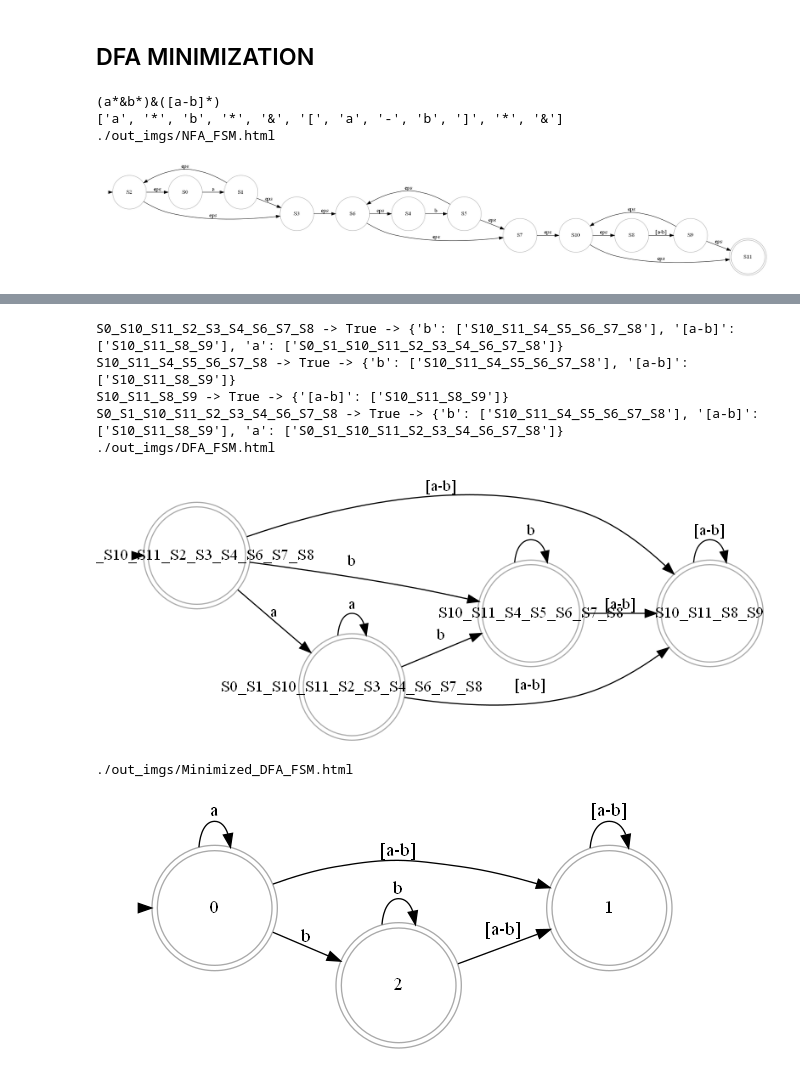
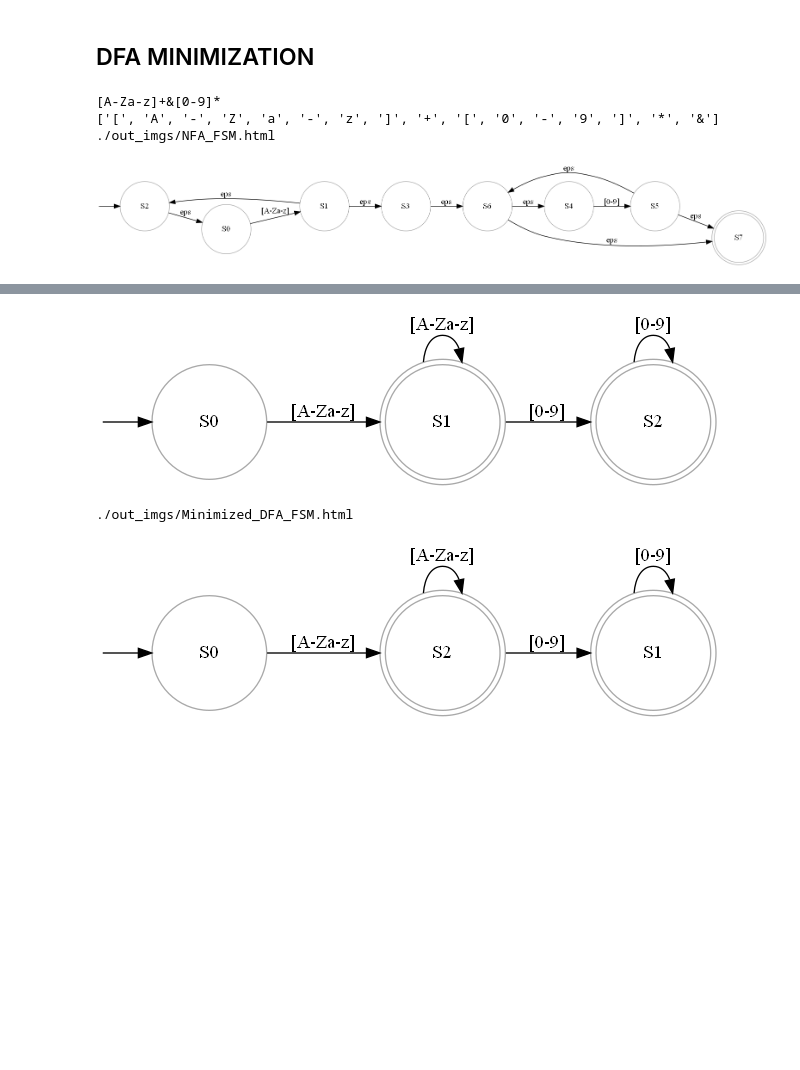
Before and after one commit to AdhamAliAbdelAal/ReTEX, a Jupyter notebook: main.ipynb, the cells around one changed output, grey strips where cells are left out. Saved outputs shown, nothing was run; the diff lists cells and outputs as text; code cells hidden in the pictures; blank space fills up the shorter version.

Commit message:
better names

```diff
--- a/main.ipynb
+++ b/main.ipynb
@@ -541,19 +544,27 @@ class dfa_generator:
 
     def __init__(self, json_file):
         self.nfa_sm = AutomataMachine().init_from_file(json_file)
+        self.groups_ids_to_state_nums = {}
+        self.num_groups = 0
 
     def get_states_group_id(self, states: set[str]):
         """
         if a group contains S0, S3 and S4, the id will be S0_S3_S4
+        then the name will be s+NUM[id]
         """
         l = list(states)
         l.sort()
-        return '_'.join(l)
+        g = '_'.join(l)
+        if g not in self.groups_ids_to_state_nums.keys():
+            self.groups_ids_to_state_nums[g] = self.num_groups
+            self.num_groups += 1
+        return "S"+str(self.groups_ids_to_state_nums[g])
 
     def get_closure(self, state: State_m) -> Tuple[set[str], set[str], bool]:
         """
         Returns the epsilon closure of a state
         2 sets are returned, one for the states and the other for the combined Transitions
+        the third value is a boolean indicating if the group contains a terminating state
         """
         ret_states = set()
         ret_transitions = set()
@@ -561,7 +572,7 @@ class dfa_generator:
         q.append(state)
         is_terminating = False
         while q:
-            curr_state = q.popleft()
+            curr_state: State_m = q.popleft()
             ret_states.add(curr_state.id)
             is_terminating = is_terminating or curr_state.is_terminating_state
             # the transitions of the group is the union of all transitions from each state
@@ -571,6 +582,7 @@ class dfa_generator:
             if EPS in curr_state.transitions.keys():
                 for s in curr_state.transitions[EPS]:
                     if s not in ret_states:
+                        # add the state to the group and to be explored
                         q.append(self.nfa_sm.get_state(s))
 
         return ret_states, ret_transitions, is_terminating
@@ -595,6 +607,7 @@ class dfa_generator:
             states[curr_id] = is_terminal
             transitions[curr_id] = {}
             for t in curr_group_Ts:
+                # eps points to my group
                 if t == EPS:
                     continue
                 next_group_states = set()
@@ -692,7 +705,7 @@ class DFA_Minimizer:
             # mark as starting state if the old starting state is in the group
             is_starting = old_starting_state in group
             if is_starting:
-                new_starting_state = str(i)
+                new_starting_state = "S"+str(i)
             new_transitions = {}
             is_terminal = False
             for state in group:
@@ -700,39 +713,40 @@ class DFA_Minimizer:
                 is_terminal = is_terminal or s.is_terminating_state
                 for k, v in s.transitions.items():
                     # transitions should be one-to-one as we have a dfa here
-                    new_transitions[k] = [str(self.get_group(v[0]))]
+                    new_transitions[k] = ["S"+str(self.get_group(v[0]))]
 
             # add the new state to the new dfa
-            new_dfa.add_state(str(i), is_terminal, new_transitions)
+            new_dfa.add_state("S"+str(i), is_terminal, new_transitions)
         new_dfa.starting_state = new_starting_state
 
         return new_dfa
 # %%
 def print_states(fsm):
     for k, v in fsm.states.items():
         print(f'{k} -> {v.is_terminating_state} -> {v.transitions}')
 
 if __name__ == "__main__":
-    reg = "[a-c]*b"#input("Enter Regular Expression: ")
-    ans = RegParser("(a*b*)([a-b]*)").parse()
+    reg = r"[A-Za-z]+[0-9]*"#input("Enter Regular Expression: ")
+    ans = RegParser(reg).parse()
     with open("output.json", "w") as f:
         f.write(json.dumps(ans, indent=4))
 
     state_machine = AutomataMachine().init_from_file('output.json')
     # display(Markdown(f"# asdas"))
     display(state_machine.draw())
     dfa_gen = dfa_generator('output.json')
     # aa = dfa.get_closure(dfa.nfa_sm.get_state('S2'))
     new_dfa = dfa_gen.convert_to_dfa()
     print_states(new_dfa)
     display(new_dfa.draw())
     new_dfa.save_to_json('dfa.json')
     minimizer = DFA_Minimizer(new_dfa)
     minimizer.minimize()
     minized_dfa = minimizer.reconstruct_dfa()
+    minized_dfa.save_to_json('minimized_dfa.json')
     display(minized_dfa.draw())
 # %% [output]
-(a*&b*)&([a-b]*)
-['a', '*', 'b', '*', '&', '[', 'a', '-', 'b', ']', '*', '&']
+[A-Za-z]+&[0-9]*
+['[', 'A', '-', 'Z', 'a', '-', 'z', ']', '+', '[', '0', '-', '9', ']', '*', '&']
 ./out_imgs/NFA_FSM.html
-[figure, old version]
+[figure, new version]
@@ -743,8 +757,3 @@ Warning: node 'S0_S1_S10_S11_S2_S3_S4_S6_S7_S8', graph '%3' size too small for l
+[figure, new version]
-S0_S10_S11_S2_S3_S4_S6_S7_S8 -> True -> {'b': ['S10_S11_S4_S5_S6_S7_S8'], '[a-b]': ['S10_S11_S8_S9'], 'a': ['S0_S1_S10_S11_S2_S3_S4_S6_S7_S8']}
-S10_S11_S4_S5_S6_S7_S8 -> True -> {'b': ['S10_S11_S4_S5_S6_S7_S8'], '[a-b]': ['S10_S11_S8_S9']}
-S10_S11_S8_S9 -> True -> {'[a-b]': ['S10_S11_S8_S9']}
-S0_S1_S10_S11_S2_S3_S4_S6_S7_S8 -> True -> {'b': ['S10_S11_S4_S5_S6_S7_S8'], '[a-b]': ['S10_S11_S8_S9'], 'a': ['S0_S1_S10_S11_S2_S3_S4_S6_S7_S8']}
-./out_imgs/DFA_FSM.html
+./out_imgs/Minimized_DFA_FSM.html
-[figure, old version]
-./out_imgs/Minimized_DFA_FSM.html
-[figure, old version]
+[figure, new version]
```
Also changed, not shown: parts of 2 cells of this notebook.
